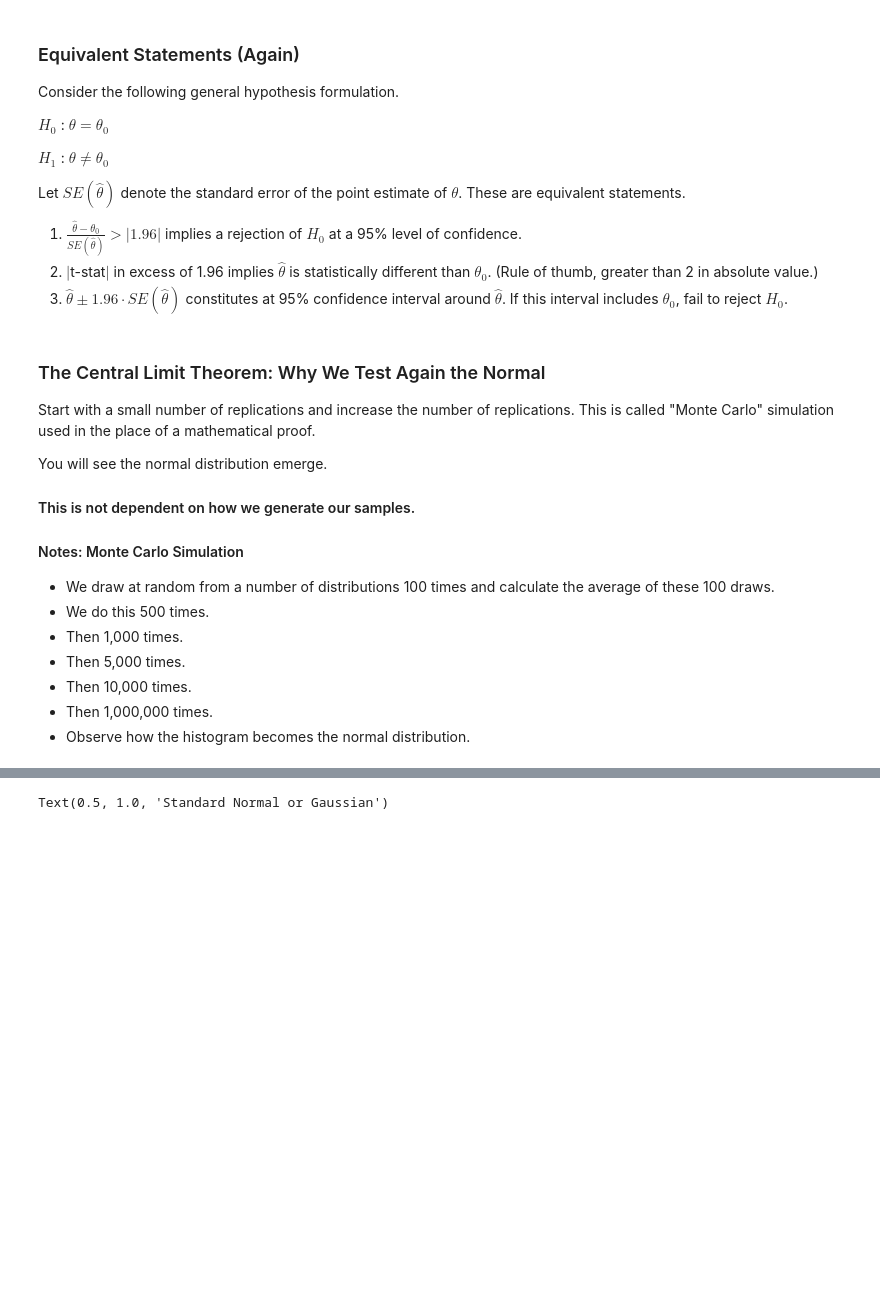
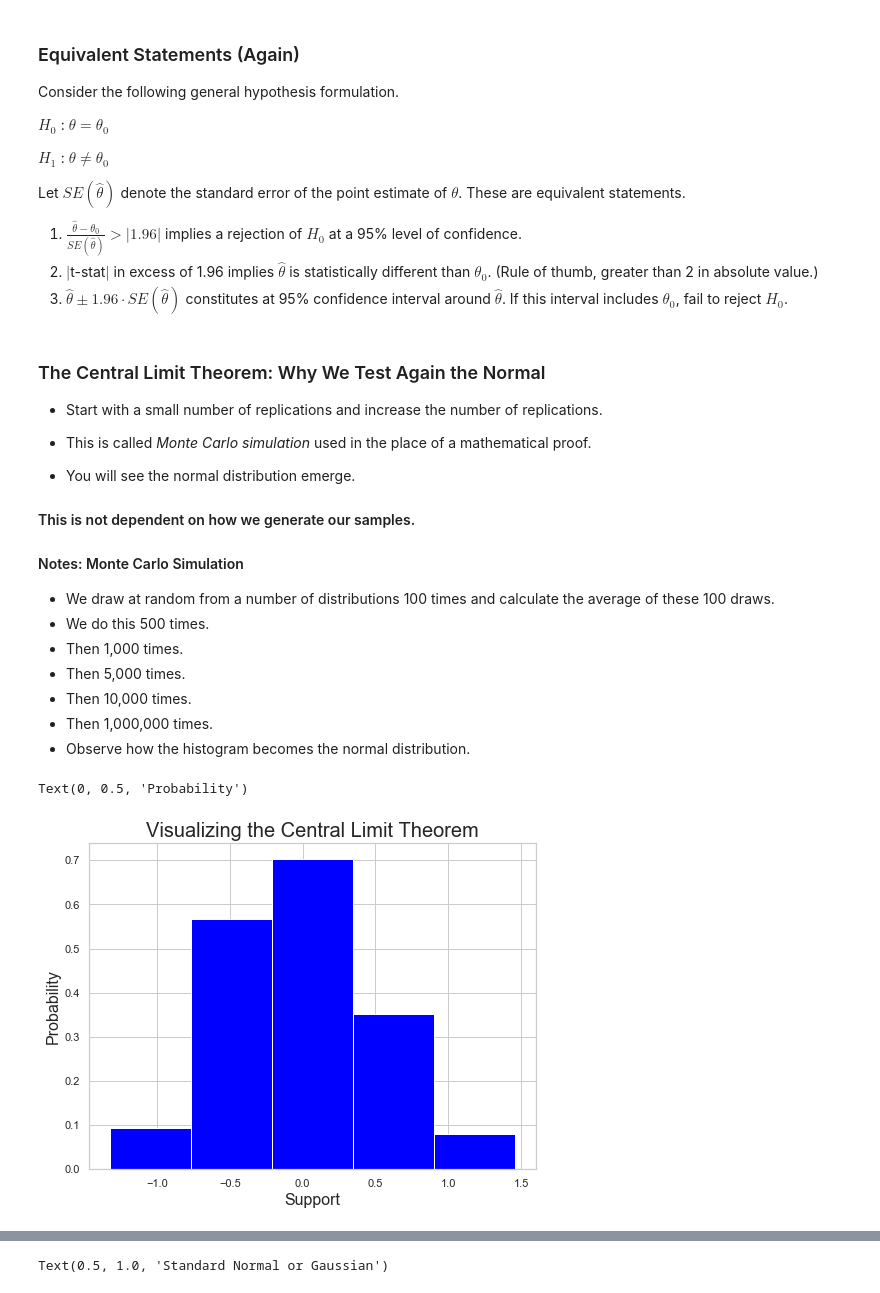
Before and after one commit to thsavage/REAL1-CG.3135-Real-Estate-Data-Analytics-Intensive-Format, a Jupyter notebook: Session 2.ipynb, the cells around one changed output, grey strips where cells are left out. Drawn from its saved outputs; the diff is of its cells as text; code cells hidden in the pictures; blank space fills up the shorter version.

```diff
--- a/Session 2.ipynb
+++ b/Session 2.ipynb
@@ -222,11 +321,23 @@ Let $SE(\hat\theta)$ denote the standard error of the point estimate of $\theta$
 # %% [markdown]
 ### The Central Limit Theorem: Why We Test Again the Normal
 
-Start with a small number of replications and increase the number of replications.  This is called "Monte Carlo" simulation used in the place of a mathematical proof.
 
-You will see the normal distribution emerge.
+
+* Start with a small number of replications and increase the number of replications.
+
+
+
+* This is called *Monte Carlo simulation* used in the place of a mathematical proof.
+
+
+
+* You will see the normal distribution emerge.
+
+
 
 #### This is not dependent on how we generate our samples.
+
+
 
 #### Notes: Monte Carlo Simulation
 * We draw at random from a number of distributions 100 times and calculate the average of these 100 draws.
@@ -236,3 +347,22 @@ You will see the normal distribution emerge.
 * Then 10,000 times.
 * Then 1,000,000 times.
 * Observe how the histogram becomes the normal distribution.
+# %%
+reps = 500
+theta = np.zeros(reps)
+if reps <= 10000:
+    bins = int(reps/100)
+else:
+    bins = int(reps/10000)
+
+for i in range(1, reps):
+    theta[i] = random.normal(0, 5, 100).mean()
+
+plt.figure(figsize = (8, 6))
+plt.hist(theta, color='blue', density=True, bins=bins)
+plt.title('Visualizing the Central Limit Theorem', fontsize = 20)
+plt.xlabel('Support', fontsize = 16)
+plt.ylabel('Probability', fontsize = 16)
+# %% [output]
+Text(0, 0.5, 'Probability')
+[figure, added]
```
Also changed, not shown: parts of 38 cells of this notebook.
